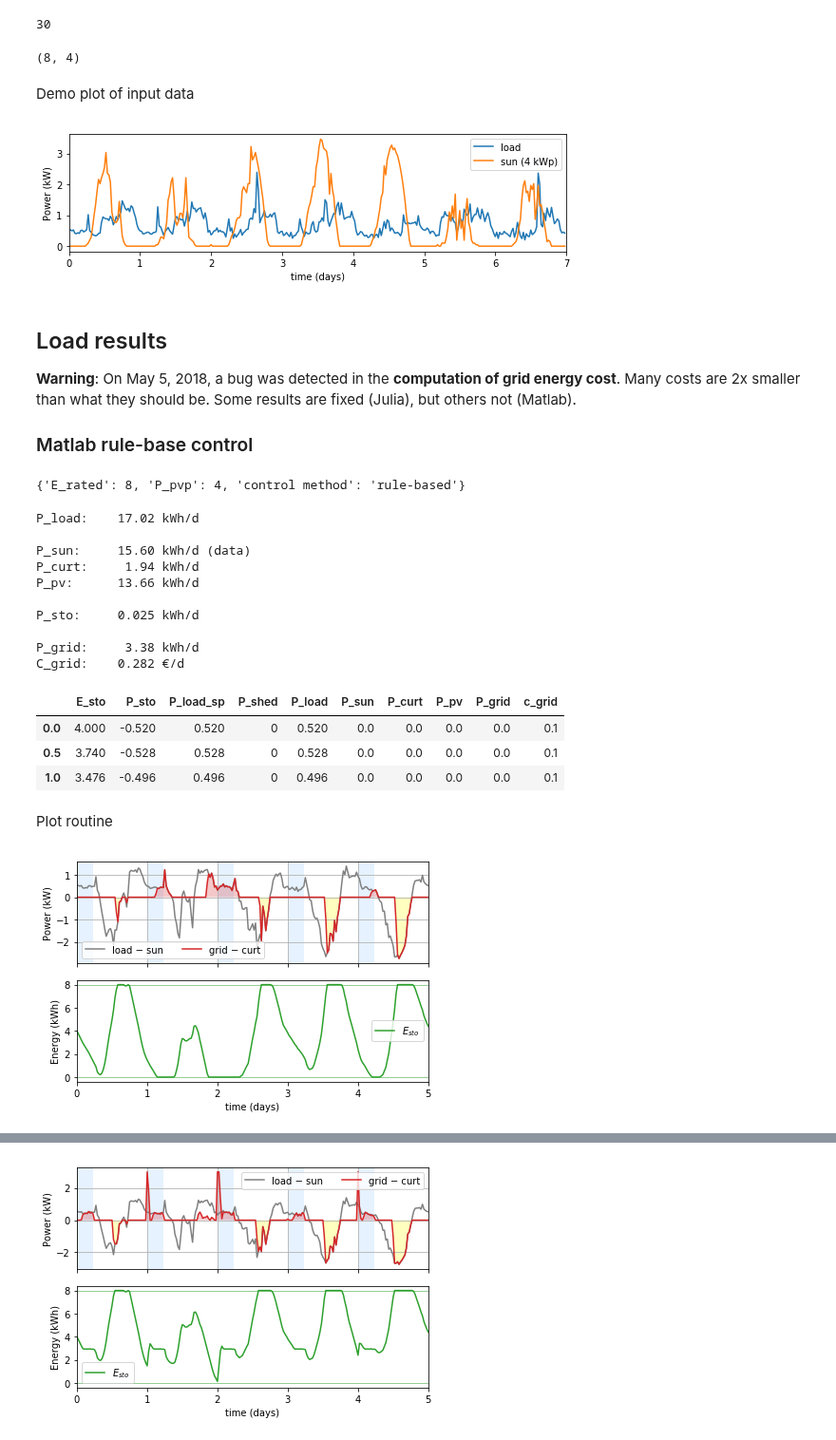
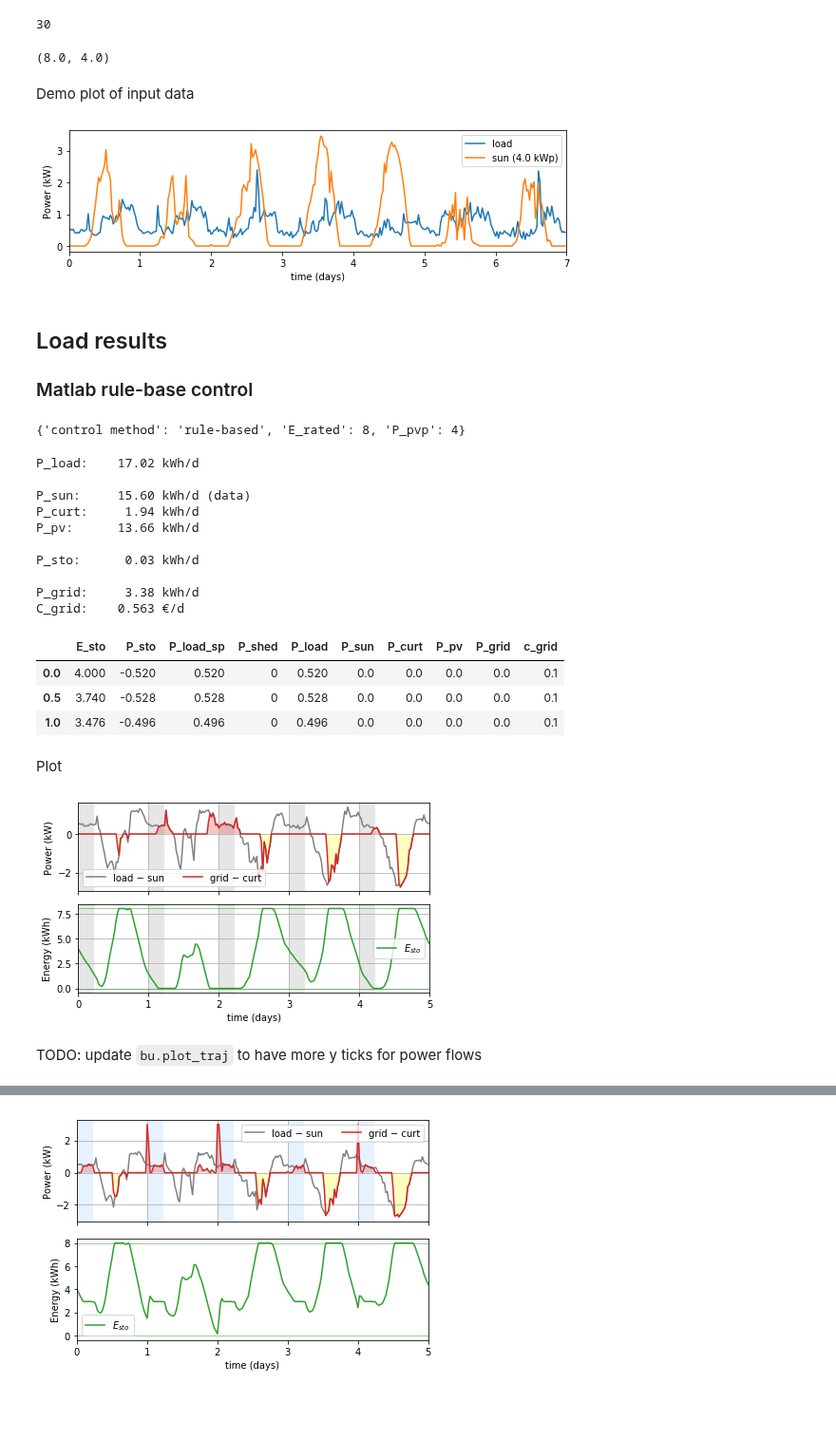
Before and after one commit to pierre-haessig/solarhome-control-bench, a Jupyter notebook: comparison/Comparison.ipynb, the cells around one changed output, grey strips where cells are left out. Shown at 95% size. Drawn from its saved outputs; the diff is of its cells as text; code cells hidden in the pictures; blank space fills up the shorter version.

```diff
--- a/comparison/Comparison.ipynb
+++ b/comparison/Comparison.ipynb
@@ -23,7 +24,7 @@ from benchutils import load_data, load_results
 # %% [markdown]
 ## Load testcase data
 # %%
-params, data = load_data()
+params, data = bu.load_data()
 data.head(3)
 # %% [output]
 |  | P_load_sp | P_sun_1k | c_grid |
@@ -41,7 +42,7 @@ E_rated = params['E_rated'] # kWh
 P_pvp = params['P_pvp'] # kW
 E_rated, P_pvp
 # %% [output]
-(8, 4)
+(8.0, 4.0)
 # %%
 P_load = data.P_load_sp
 P_sun = data.P_sun_1k*P_pvp;
@@ -66,21 +67,19 @@ ax.set(
 fig.tight_layout()
 fig.savefig('data_week_2011-11-29.pdf', bbox_inches='tight')
 # %% [output]
-[figure, old version]
+[figure, new version]
-# %% [markdown]
-## Load results
-
-**Warning**: On May 5, 2018, a bug was detected in the **computation of grid energy cost**. Many costs are 2x smaller than what they should be. Some results are fixed (Julia), but others not (Matlab).
-
-### Matlab rule-base control
+# %% [markdown]
+## Load results
+
+### Matlab rule-base control
 # %%
-meta, stats, traj = load_results('../methods/matlab_rule-based/results', 'rule-based')
+meta, stats, traj = bu.load_results('../methods/matlab_rule-based/results', 'rule-based')
 # %%
 meta
 # %% [output]
-{'E_rated': 8, 'P_pvp': 4, 'control method': 'rule-based'}
+{'control method': 'rule-based', 'E_rated': 8, 'P_pvp': 4}
 # %%
-benchutils.pprint_stats(stats)
+bu.pprint_stats(stats)
 # %% [output]
 P_load:    17.02 kWh/d
 
@@ -88,10 +87,10 @@ P_sun:     15.60 kWh/d (data)
 P_curt:     1.94 kWh/d
 P_pv:      13.66 kWh/d
 
-P_sto:     0.025 kWh/d
+P_sto:      0.03 kWh/d
 
 P_grid:     3.38 kWh/d
-C_grid:    0.282 €/d
+C_grid:    0.563 €/d
 # %%
 traj.head(3)
 # %% [output]
@@ -100,4 +99,4 @@ traj.head(3)
 | 0.5 | 3.740 | -0.528 | 0.528 | 0 | 0.528 | 0.0 | 0.0 | 0.0 | 0.0 | 0.1 |
 | 1.0 | 3.476 | -0.496 | 0.496 | 0 | 0.496 | 0.0 | 0.0 | 0.0 | 0.0 | 0.1 |
 # %% [markdown]
-Plot routine
+Plot
@@ -154,6 +103,8 @@ def plot_traj(meta, stats, traj):
 # %%
-fig, ax = plot_traj(meta, stats, traj[0:24*5])
+fig, ax = bu.plot_traj(traj[0:24*5], E_rated)
 fig.savefig('matlab_rule-based.pdf', bbox_inches='tight')
 fig.savefig('matlab_rule-based.png', bbox_inches='tight', dpi=150)
 # %% [output]
-[figure, old version]
+[figure, new version]
+# %% [markdown]
+TODO: update `bu.plot_traj` to have more y ticks for power flows
```
Also changed, not shown: parts of 17 cells of this notebook, 22 other files.
